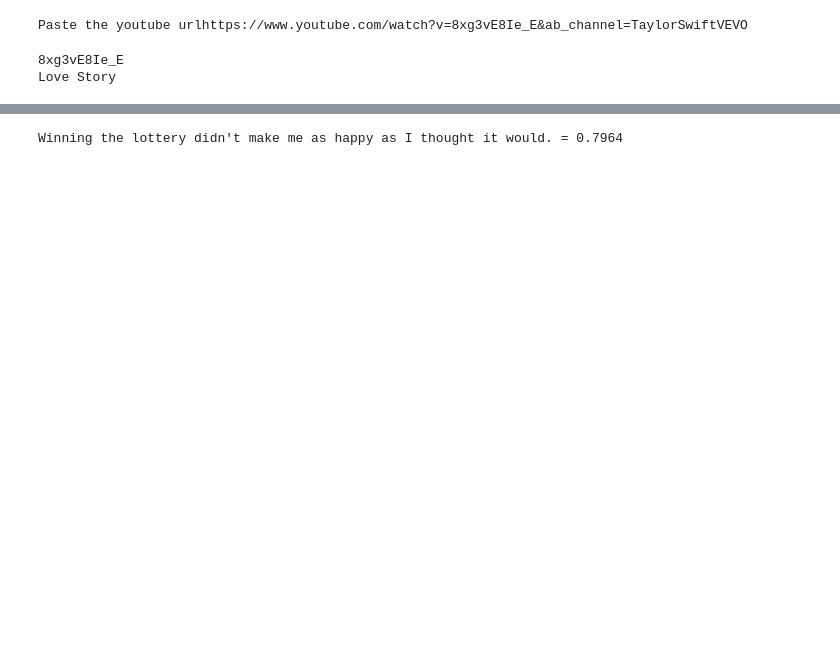
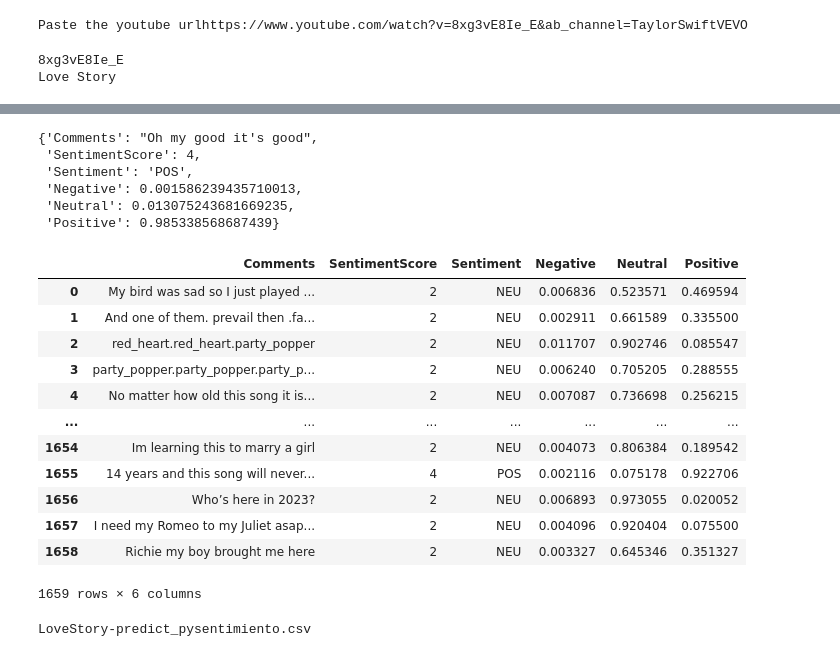
Before and after one commit to abiral-adhikari/CommentSense-5th-Sem, a Jupyter notebook: Abiral.ipynb, the cells around one changed output, grey strips where cells are left out. Drawn from its saved outputs; the diff is of its cells as text; code cells hidden in the pictures; blank space fills up the shorter version.

```diff
--- a/Abiral.ipynb
+++ b/Abiral.ipynb
@@ -407,10 +366,0 @@ See the caveats in the documentation: https://pandas.pydata.org/pandas-docs/stab
-# %%
-def getcompound(text):
-    score=analyser.polarity_scores(text)['compound']
-    print(f'{text} = {score}')
-
-list=["Winning the lottery didn't make me as happy as I thought it would."]
-for i in list:
-  getcompound(i)
-# %% [output]
-Winning the lottery didn't make me as happy as I thought it would. = 0.7964
@@ -416,0 +402,36 @@ Winning the lottery didn't make me as happy as I thought it would. = 0.7964
+# %%
+# !pip install pysentimiento
+
+from pysentimiento import create_analyzer
+import transformers
+
+# this sets verbosity level to ERROR ie logs message when Error or higher level
+transformers.logging.set_verbosity(transformers.logging.ERROR)
+analyzer = create_analyzer(task="sentiment", lang="en")
+
+def sentimentlabeling(output):
+  if output == 'NEG':
+      return 0
+  elif output == 'NEU':
+    return 2
+  elif output == 'POS':
+    return 4
+
+def predict_pysentimiento(text):
+  predictedvalue=analyzer.predict(text)
+  sentiment=predictedvalue.output
+  sentimentScore=sentimentlabeling(predictedvalue.output)
+  neg_score=predictedvalue.probas['NEG']
+  neu_score=predictedvalue.probas['NEU']
+  pos_score=predictedvalue.probas['POS']
+  new_row={'Comments': text,"SentimentScore":sentimentScore,"Sentiment":sentiment, 'Negative': neg_score,'Neutral': neu_score,'Positive': pos_score}
+  return new_row
+
+predict_pysentimiento("Oh my good it's good")
+# %% [output]
+{'Comments': "Oh my good it's good",
+ 'SentimentScore': 4,
+ 'Sentiment': 'POS',
+ 'Negative': 0.001586239435710013,
+ 'Neutral': 0.013075243681669235,
+ 'Positive': 0.985338568687439}
@@ -416,0 +440,31 @@ Winning the lottery didn't make me as happy as I thought it would. = 0.7964
+# %%
+from tqdm import tqdm
+# Define a custom progress bar format
+custom_bar_format = "{l_bar}{bar}| {n_fmt}/{total_fmt} [{elapsed}<{remaining}, {rate_fmt}{postfix}]"
+df_predict_pysentimiento = pd.DataFrame(columns=['Comments',"SentimentScore","Sentiment", 'Negative',"Neutral", "Positive"])
+for Lists in tqdm(list_of_small_dfs, bar_format=custom_bar_format):
+  for comment in tqdm(Lists["Polyglot"], bar_format=custom_bar_format):
+      if not comment.strip():  # Check if the comment is empty or contains only spaces
+        continue  # Skip this row
+      else:
+        new_row=predict_pysentimiento(comment)
+        df_predict_pysentimiento.loc[len(df_predict_pysentimiento)] = new_row
+df_predict_pysentimiento
+# %% [output]
+|  | Comments | SentimentScore | Sentiment | Negative | Neutral | Positive |
+| 0 | My bird was sad so I just played ... | 2 | NEU | 0.006836 | 0.523571 | 0.469594 |
+| 1 | And one of them. prevail then .fa... | 2 | NEU | 0.002911 | 0.661589 | 0.335500 |
+| 2 | red_heart.red_heart.party_popper | 2 | NEU | 0.011707 | 0.902746 | 0.085547 |
+| 3 | party_popper.party_popper.party_p... | 2 | NEU | 0.006240 | 0.705205 | 0.288555 |
+| 4 | No matter how old this song it is... | 2 | NEU | 0.007087 | 0.736698 | 0.256215 |
+| ... | ... | ... | ... | ... | ... | ... |
+| 1654 | Im learning this to marry a girl | 2 | NEU | 0.004073 | 0.806384 | 0.189542 |
+| 1655 | 14 years and this song will never... | 4 | POS | 0.002116 | 0.075178 | 0.922706 |
+| 1656 | Who’s here in 2023? | 2 | NEU | 0.006893 | 0.973055 | 0.020052 |
+| 1657 | I need my Romeo to my Juliet asap... | 2 | NEU | 0.004096 | 0.920404 | 0.075500 |
+| 1658 | Richie my boy brought me here | 2 | NEU | 0.003327 | 0.645346 | 0.351327 |
+1659 rows × 6 columns
+# %%
+csvwriter(df_predict_pysentimiento,videotitle,"predict_pysentimiento")
+# %% [output]
+LoveStory-predict_pysentimiento.csv
```
Also changed, not shown: parts of 16 cells of this notebook.
